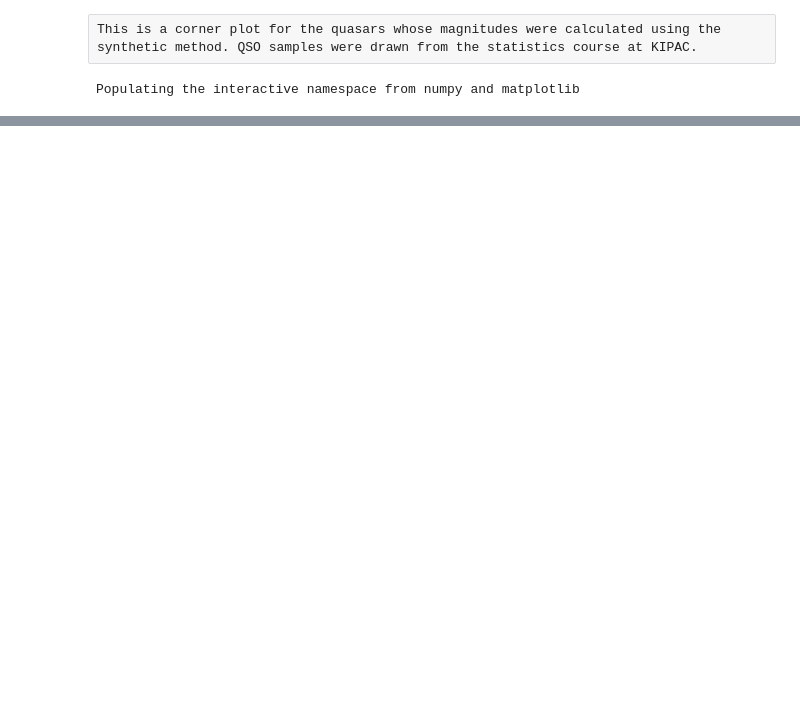
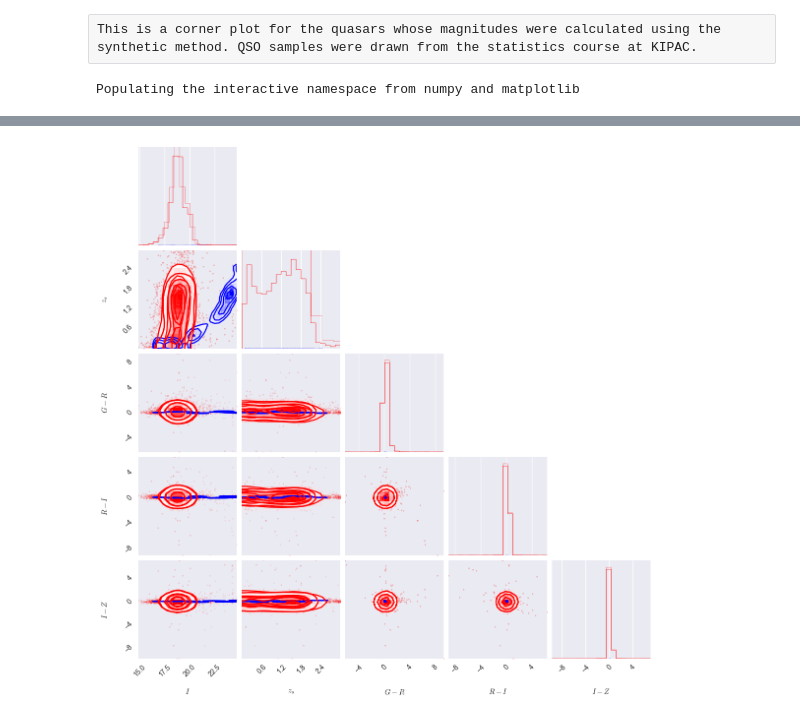
Before and after one commit to drphilmarshall/OM10, a Jupyter notebook: notebooks/QuasarColorComparison.ipynb, the cells around one changed output, grey strips where cells are left out. Drawn from its saved outputs; the diff is of its cells as text; code cells hidden in the pictures; blank space fills up the shorter version.

```diff
--- a/notebooks/QuasarColorComparison.ipynb
+++ b/notebooks/QuasarColorComparison.ipynb
@@ -67,12 +67,20 @@ fig1 = corner.corner(features, labels=labels, color='blue', smooth=1.0)
 # %%
+i = qsos["mag_i"].as_matrix()
 z = qsos["spec_z"].as_matrix()
-i = qsos["mag_i"].as_matrix()
 gr = qsos["g_r_color"].as_matrix()
 ri = qsos["r_i_color"].as_matrix()
 iz = qsos["i_z_color"].as_matrix()
+
+i = i[z<3.0]
+z = z[z<3.0]
+gr = gr[z<3.0]
+ri = ri[z<3.0]
+iz = iz[z<3.0]
 # %%
 matplotlib.rc('text', usetex=False)
 # plot the above colored lens
-data = Table({'MAGI': i, 'ZLENS': z, 'GR': gr, 'RI': ri, 'IZ': iz}, names=['MAGI', 'ZLENS', 'GR', 'RI', 'IZ'])
-features, label = plotting.extract_features(data, ('MAGI','ZLENS', 'GR', 'RI', 'IZ'))
+data = Table({'MAGI_Q': i, 'ZSRC': z, 'GR': gr, 'RI': ri, 'IZ': iz}, names=['MAGI_Q', 'ZSRC', 'GR', 'RI', 'IZ'])
+features, label = plotting.extract_features(data, ('MAGI_Q','ZSRC', 'GR', 'RI', 'IZ'))
 corner.corner(features, labels=labels, color='red', smooth=1.0, fig=fig1)
+# %% [output]
+[figure, added]
```
Also changed, not shown: parts of 3 cells of this notebook, 1 other file.
